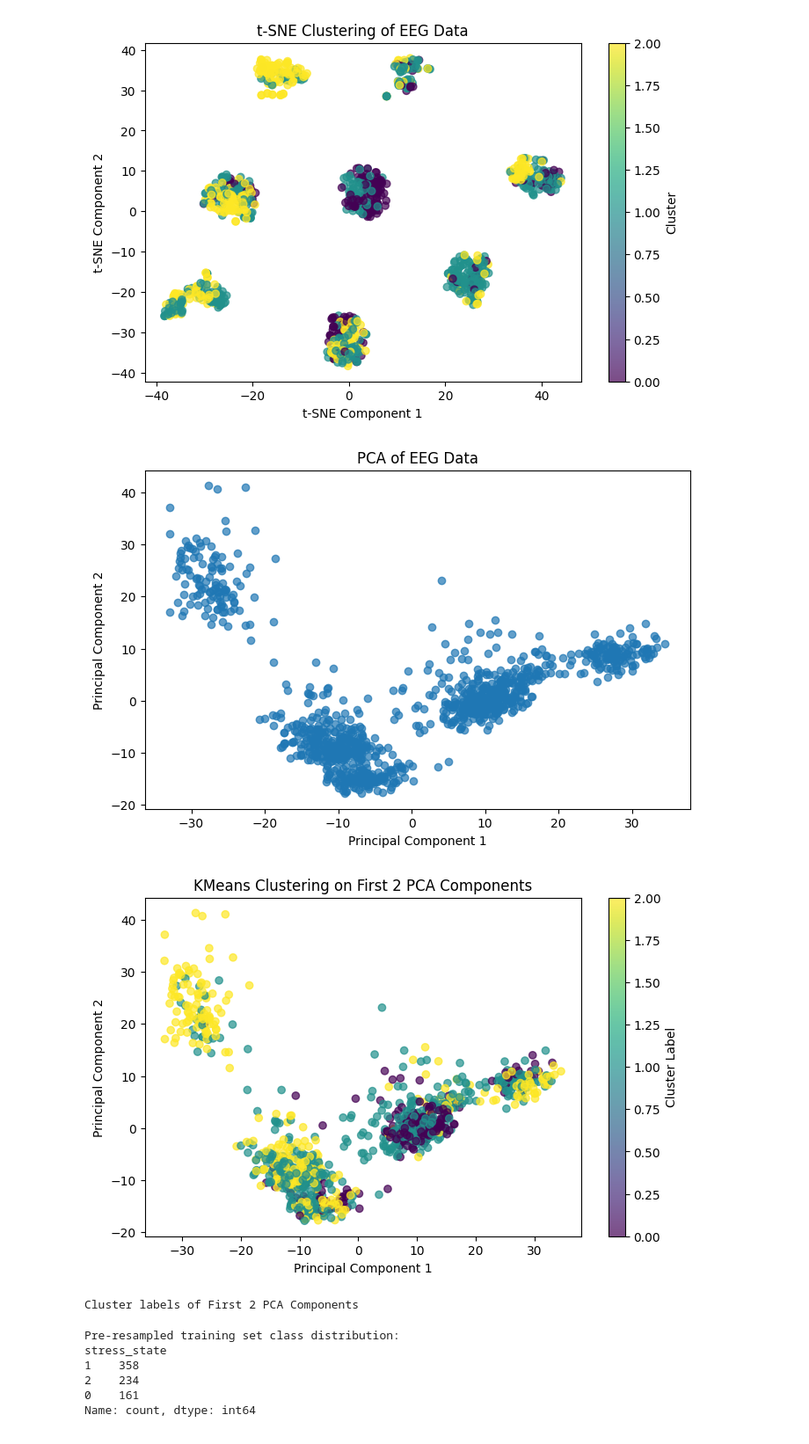
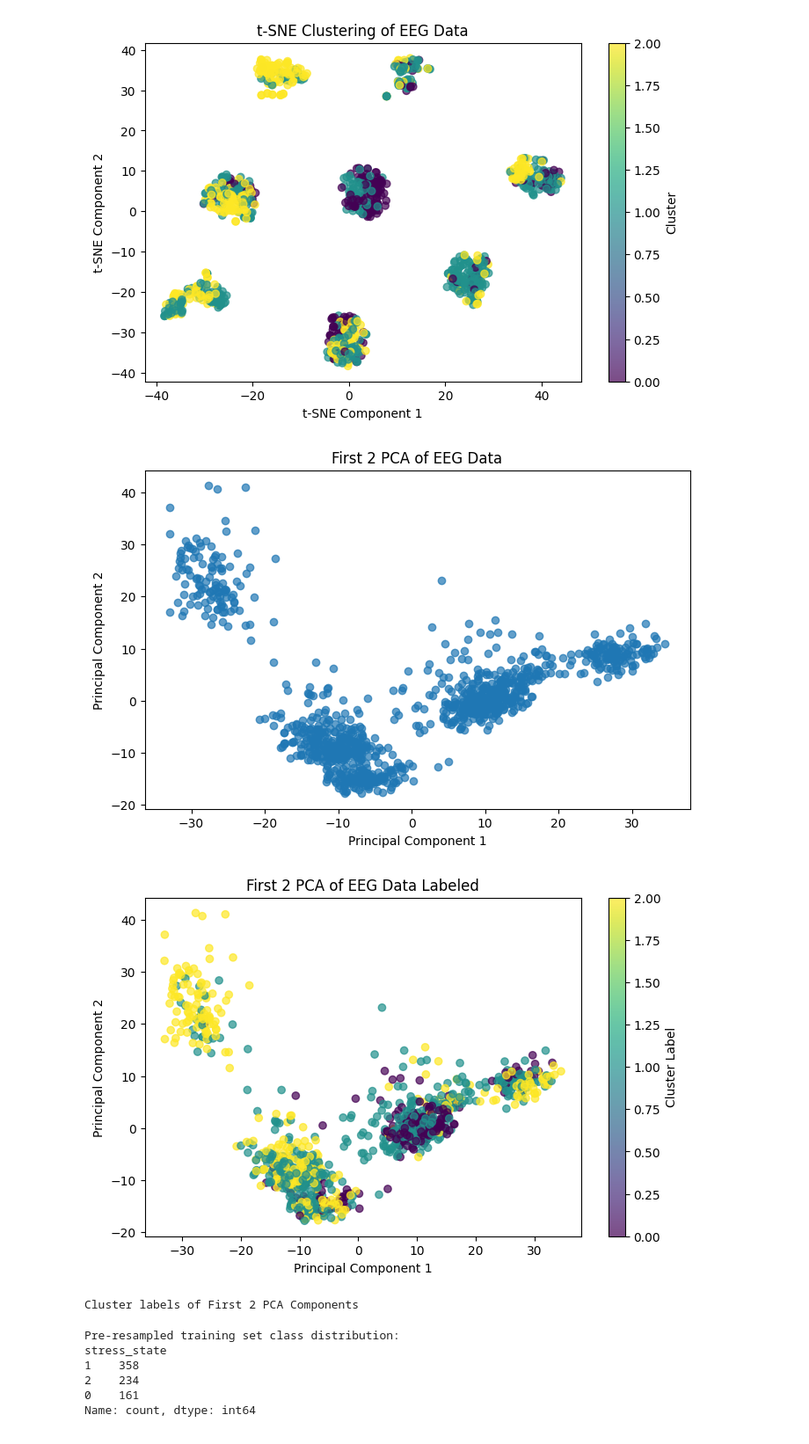
Before and after one commit to parvchor/COGS-118B-Project, a Jupyter notebook: workingCopy2 copy.ipynb, the cells around one changed output. Shown: that part at 88% size. Drawn from its saved outputs; the diff is of its cells as text; code cells hidden in the pictures.

Commit message:
changed graph names

```diff
--- a/workingCopy2 copy.ipynb
+++ b/workingCopy2 copy.ipynb
@@ -243,32 +234,32 @@ X_pca = pca.fit_transform(X_scaled)
 # Plotting PCA results
 plt.figure(figsize=(8, 5))
 plt.scatter(X_pca[:, 0], X_pca[:, 1], alpha=0.7)
-plt.title('PCA of EEG Data')
+plt.title('First 2 PCA of EEG Data')
 plt.xlabel('Principal Component 1')
 plt.ylabel('Principal Component 2')
 plt.show()
 # %% [output]
-[figure, old version]
+[figure, new version]
 # %%
 from sklearn.decomposition import PCA
 from sklearn.cluster import KMeans
 import matplotlib.pyplot as plt
 import numpy as np
 
 pca = PCA(n_components=2)
 X_pca = pca.fit_transform(X_scaled)
 
 plt.figure(figsize=(8, 5))
 plt.scatter(X_pca[:, 0], X_pca[:, 1], c=Y_dfs["stress_state"], cmap='viridis', alpha=0.7)
-plt.title('KMeans Clustering on First 2 PCA Components')
+plt.title('First 2 PCA of EEG Data Labeled')
 plt.xlabel('Principal Component 1')
 plt.ylabel('Principal Component 2')
 plt.colorbar(label='Cluster Label')
 plt.show()
 
 print(f'Cluster labels of First 2 PCA Components')
 # %% [output]
-[figure, old version]
+[figure, new version]
 Cluster labels of First 2 PCA Components
 # %%
 # Split the data
```
Also changed, not shown: parts of 1 cell of this notebook.
